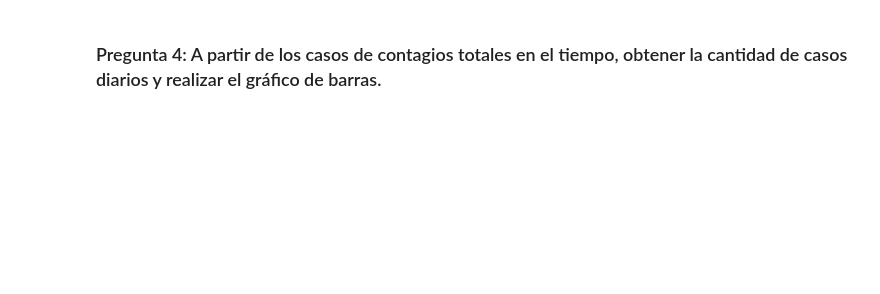
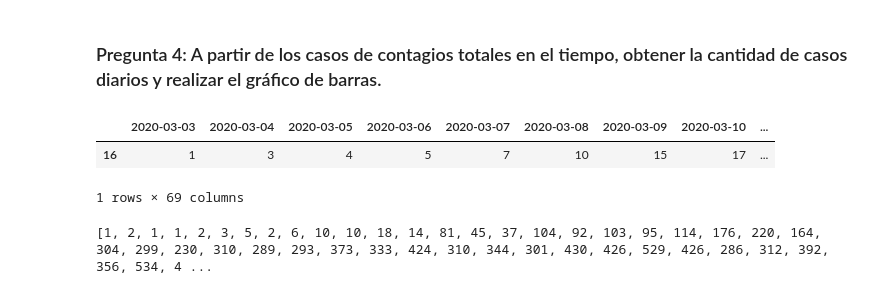
Before and after one commit to EdGoll/doctorado, a Jupyter notebook: Mineria_de_Datos/Taller_01/Taller_01.ipynb, the cells around one changed output. Drawn from its saved outputs; the diff is of its cells as text; code cells hidden in the pictures; blank space fills up the shorter version.

```diff
--- a/Mineria_de_Datos/Taller_01/Taller_01.ipynb
+++ b/Mineria_de_Datos/Taller_01/Taller_01.ipynb
@@ -282,2 +283,26 @@ plt.grid(True)
 # %% [markdown]
 ### Pregunta 4: A partir de los casos de contagios totales en el tiempo, obtener la cantidad de casos diarios y realizar el gráfico de barras.
+# %%
+#Datos-COVID19/output/producto3/CasosTotalesCumulativo.csv
+df = pd.read_csv("Datos-COVID19/output/producto3/CasosTotalesCumulativo.csv").tail(1)
+del df['Region']
+df
+# %% [output]
+|  | 2020-03-03 | 2020-03-04 | 2020-03-05 | 2020-03-06 | 2020-03-07 | 2020-03-08 | 2020-03-09 | 2020-03-10 | ... |
+| 16 | 1 | 3 | 4 | 5 | 7 | 10 | 15 | 17 | ... |
+1 rows × 69 columns
+# %%
+cantidadAcum = []
+cantidadPorDia = []
+
+for col in df: #Se extrae cada cantidad acumulada y se agrega a un arreglo
+    cantidadAcum.append(df[col].unique()[0])
+
+for i in range(0,len(cantidadAcum),1):
+    if(i>0): #Casos ocurridos luego del primer caso confirmado.
+        cantidadPorDia.append(cantidadAcum[i]-cantidadAcum[i-1])
+    else : #Primer caso a nivel nacional, no acumula.
+        cantidadPorDia.append(cantidadAcum[i])
+print(cantidadPorDia)
+# %% [output]
+[1, 2, 1, 1, 2, 3, 5, 2, 6, 10, 10, 18, 14, 81, 45, 37, 104, 92, 103, 95, 114, 176, 220, 164, 304, 299, 230, 310, 289, 293, 373, 333, 424, 310, 344, 301, 430, 426, 529, 426, 286, 312, 392, 356, 534, 4 ...
```
Also changed, not shown: parts of 6 cells of this notebook.
